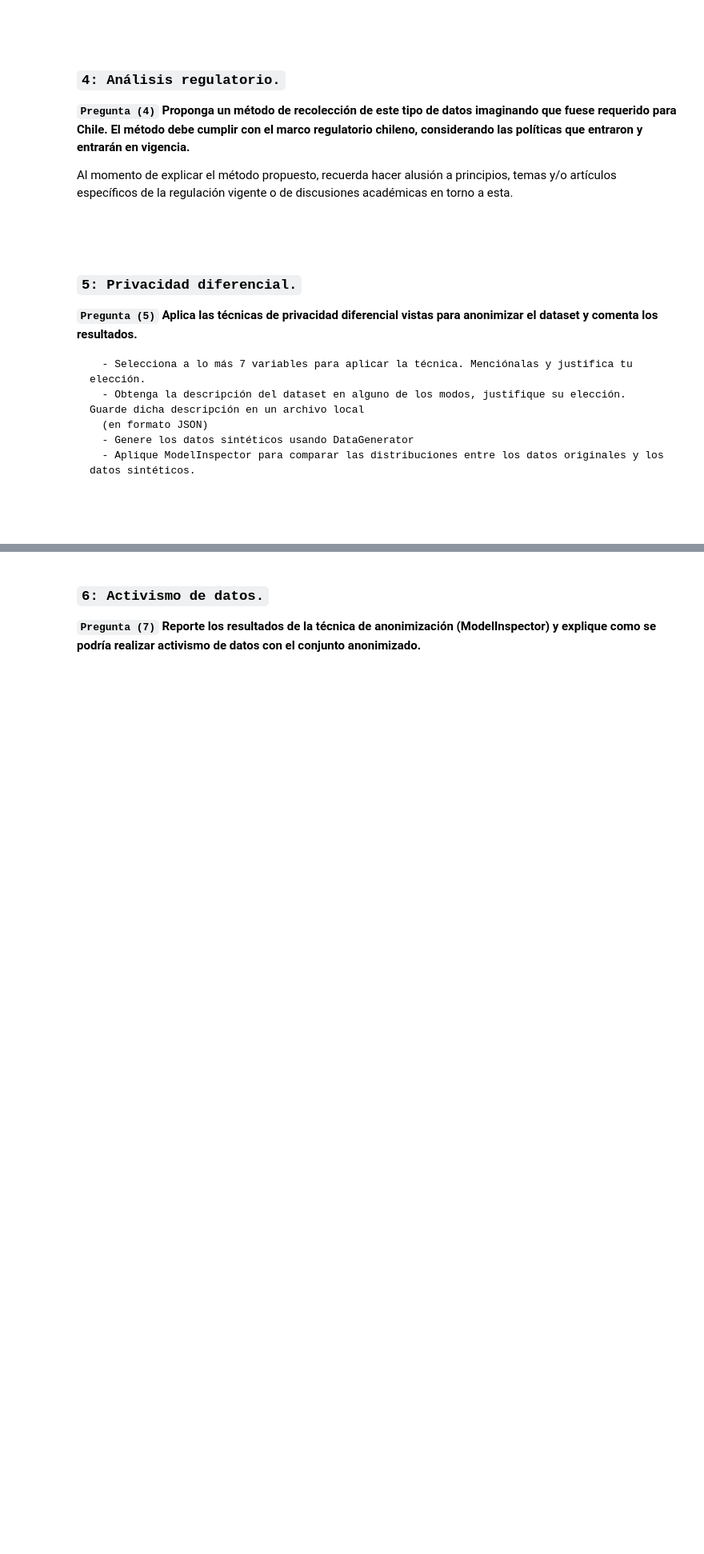
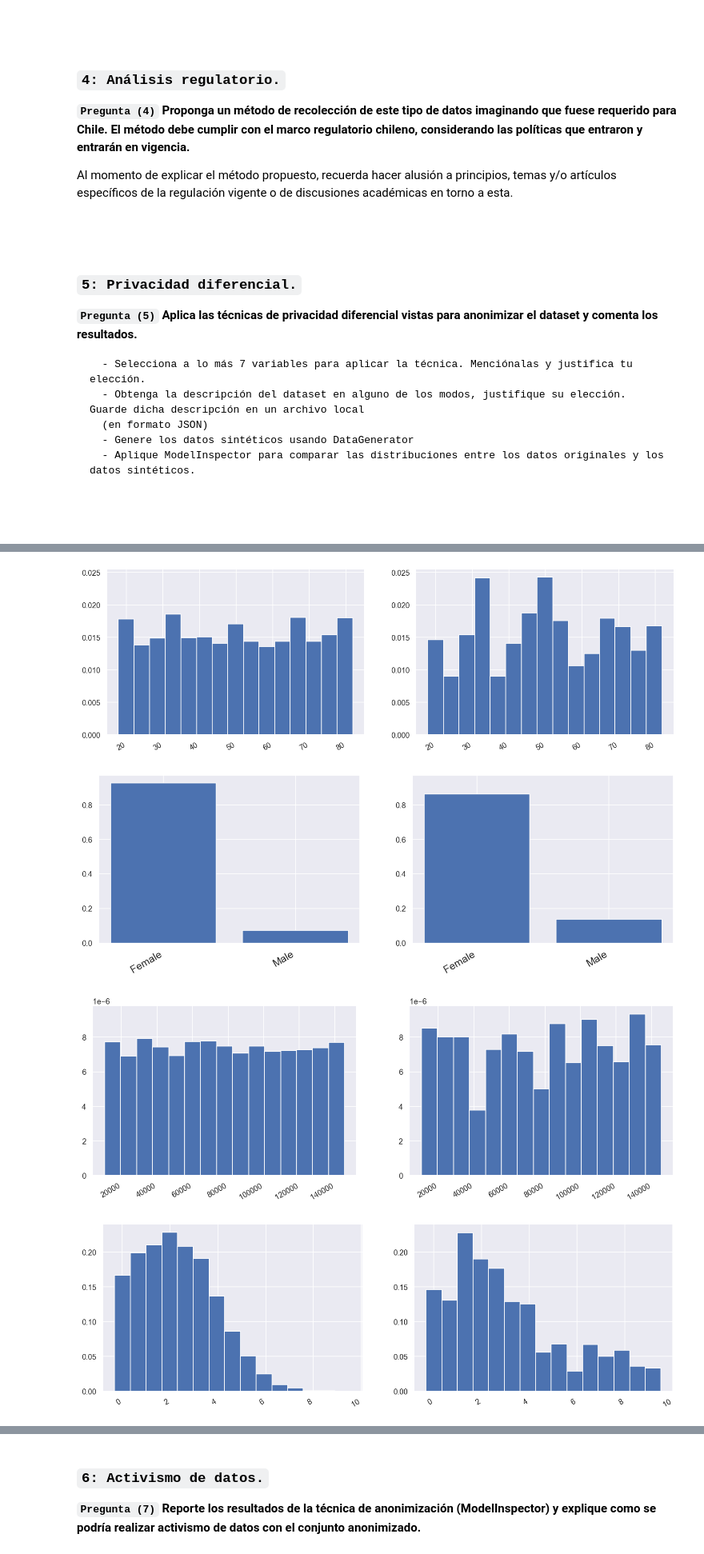
Before and after one commit to cony45678/Etica_Para_Ciencias_de_Datos, a Jupyter notebook: Taller_Sumativo_4.ipynb, the cells around one changed output, grey strips where cells are left out. Shown at 80% size. Drawn from its saved outputs; the diff is of its cells as text; code cells hidden in the pictures; blank space fills up the shorter version.

```diff
--- a/Taller_Sumativo_4.ipynb
+++ b/Taller_Sumativo_4.ipynb
@@ -291,0 +296,21 @@ Al momento de explicar el método propuesto, recuerda hacer alusión a principio
+# %%
+import pandas as pd
+import os
+from DataSynthesizer.DataDescriber import DataDescriber
+from DataSynthesizer.DataGenerator import DataGenerator
+import DataSynthesizer.DataGenerator as dg
+from DataSynthesizer.lib.utils import read_json_file
+from DataSynthesizer.ModelInspector import ModelInspector
+import numpy as np
+
+cols = ["Age", "Gender",
+    "Annual_Income_USD",
+    "Tumor_Size_cm",
+    "Biopsy_Result",
+    "Cancer",
+    "Family_History"]
+df_limpio = df[cols].dropna()
+
+df_analyze = df[cols]
+df_analyze.info()
+df_analyze.to_csv("breast_cancer_prediction.csv", index=False)
@@ -291,0 +365,4 @@ Al momento de explicar el método propuesto, recuerda hacer alusión a principio
+# %%
+# Veamos que efectivamente se han creado datos sintéticos.
+correlated = pd.read_csv("correlated.csv")
+correlated.head()
@@ -291,0 +376,14 @@ Al momento de explicar el método propuesto, recuerda hacer alusión a principio
+# %%
+# Instanciamos ModelInspector
+
+correlated_description = read_json_file("correlated.json")["attribute_description"]
+c_inspector = ModelInspector(df_analyze.copy(), correlated.copy(), correlated_description)
+# %%
+# Con ModelInspector podemos comparar las distribuciones de los atributos.
+for attr in correlated.columns:
+    c_inspector.compare_histograms(attr)
+# %% [output]
+[figure, added]
+[figure, added]
+[figure, added]
+[figure, added]
```
Also changed, not shown: parts of 11 cells of this notebook, 3 other files.
